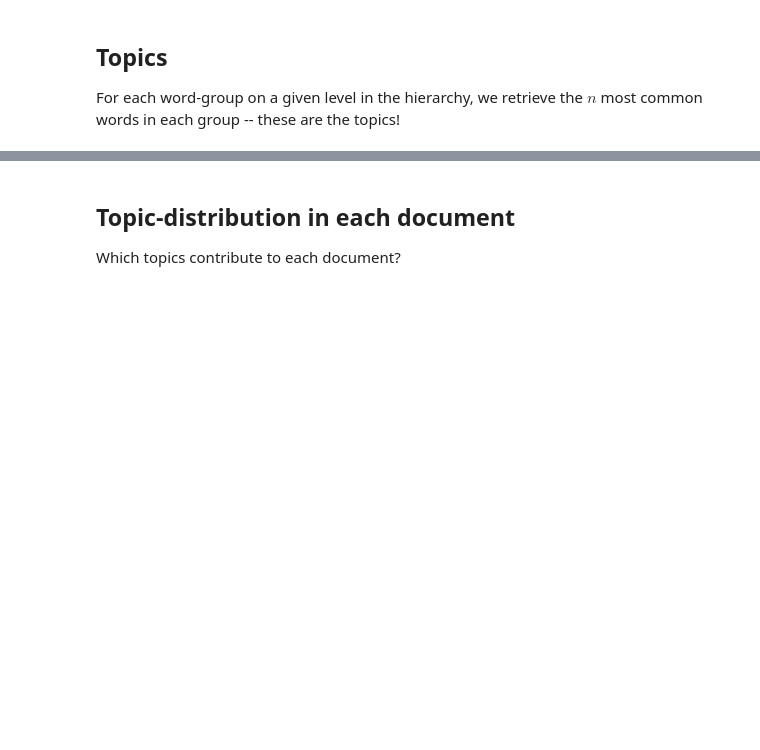
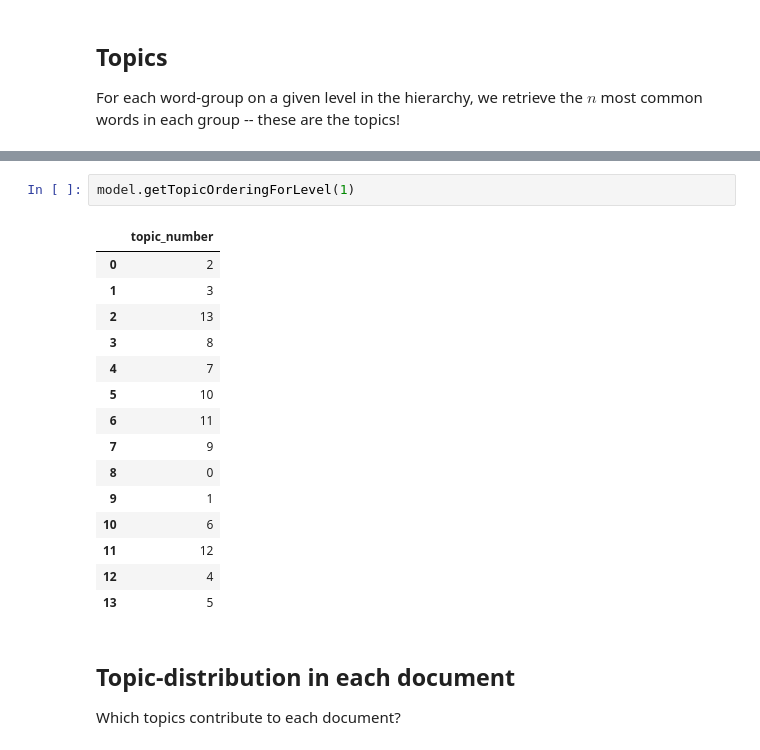
Before and after one commit to martingerlach/hSBM_Topicmodel, a Jupyter notebook: TopSBM-tutorial.ipynb, the cells around one changed output, grey strips where cells are left out. Drawn from its saved outputs; the diff is of its cells as text; blank space fills up the shorter version.

Commit message:
Added getTopicOrderingForLevel method for determining the vertical order of word blocks (topics) in the visualization. Small updates to tutorial and read me

```diff
--- a/TopSBM-tutorial.ipynb
+++ b/TopSBM-tutorial.ipynb
@@ -107,3 +117,21 @@ model.topics(l=1,n=20)
+# %%
+model.getTopicOrderingForLevel(1)
+# %% [output]
+|  | topic_number |
+| 0 | 2 |
+| 1 | 3 |
+| 2 | 13 |
+| 3 | 8 |
+| 4 | 7 |
+| 5 | 10 |
+| 6 | 11 |
+| 7 | 9 |
+| 8 | 0 |
+| 9 | 1 |
+| 10 | 6 |
+| 11 | 12 |
+| 12 | 4 |
+| 13 | 5 |
 # %% [markdown]
 ## Topic-distribution in each document
 Which topics contribute to each document?
```
Also changed, not shown: parts of 5 cells of this notebook, 1 other file.
